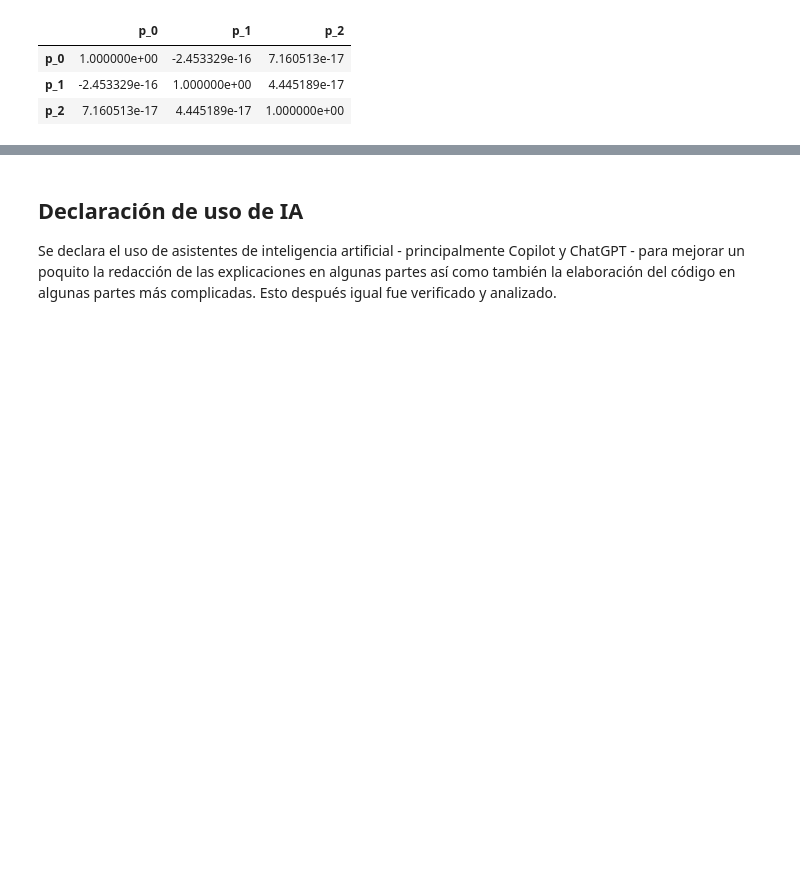
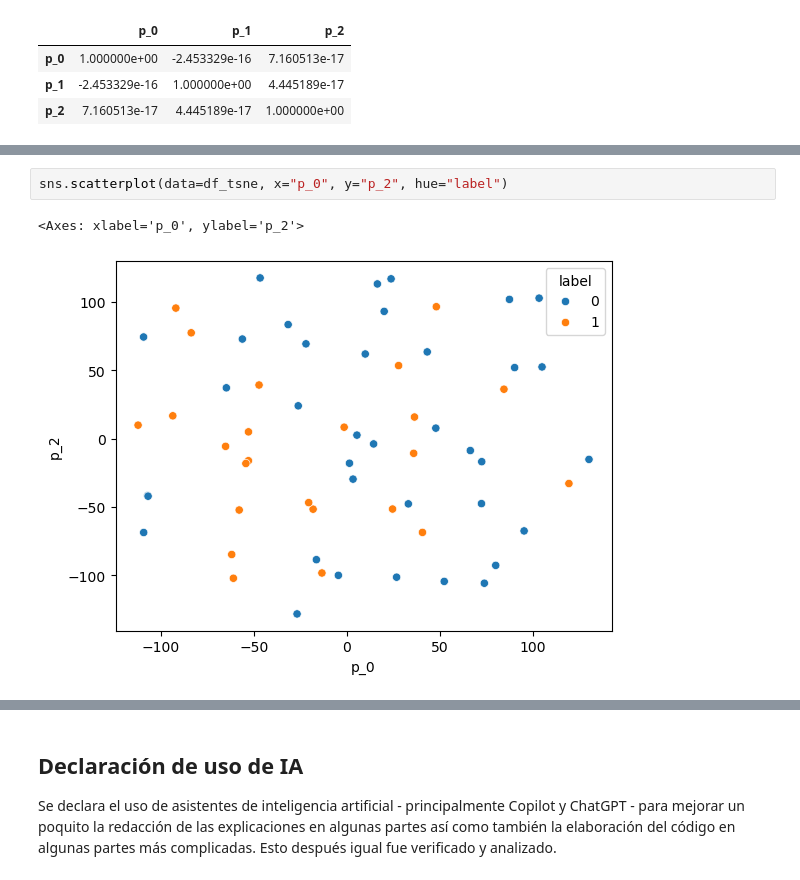
Before and after one commit to Relaxingmusic0474/Guia4-MCDLC, a Jupyter notebook: guia4.ipynb, the cells around one changed output, grey strips where cells are left out. Saved outputs shown, nothing was run; the diff lists cells and outputs as text; blank space fills up the shorter version.

```diff
--- a/guia4.ipynb
+++ b/guia4.ipynb
@@ -450,0 +479,5 @@ df_matrix_pca.corr()
+# %%
+sns.scatterplot(data=df_tsne, x="p_0", y="p_2", hue="label")
+# %% [output]
+<Axes: xlabel='p_0', ylabel='p_2'>
+[figure, added]
```
Also changed, not shown: parts of 5 cells of this notebook.
